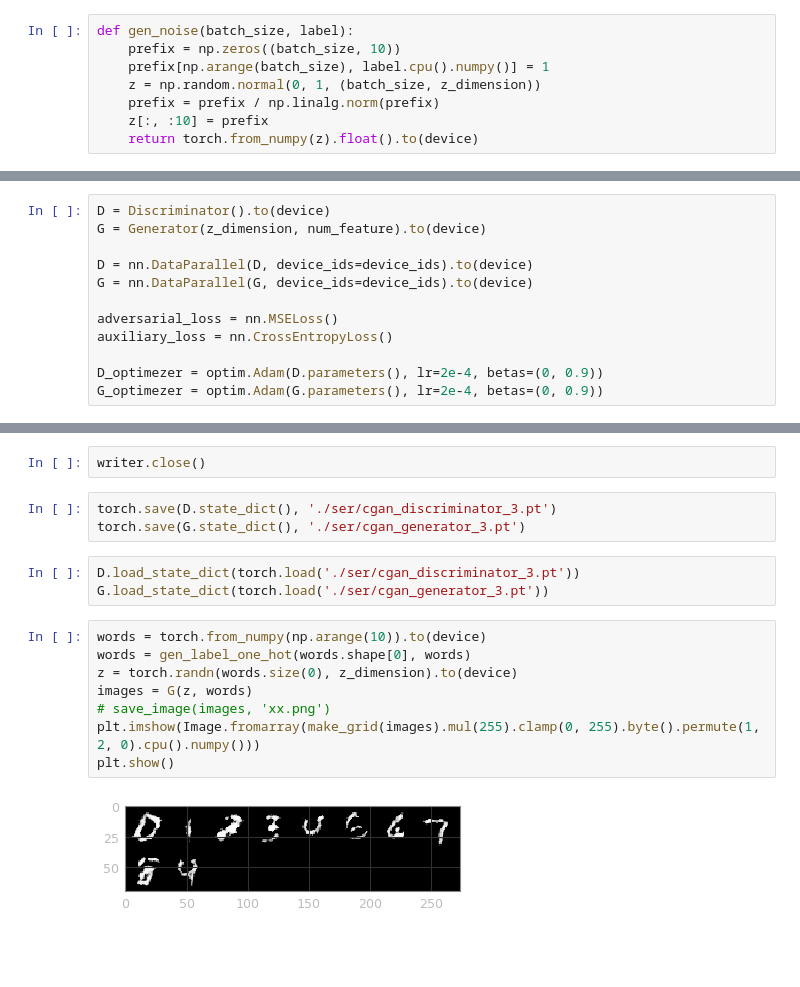
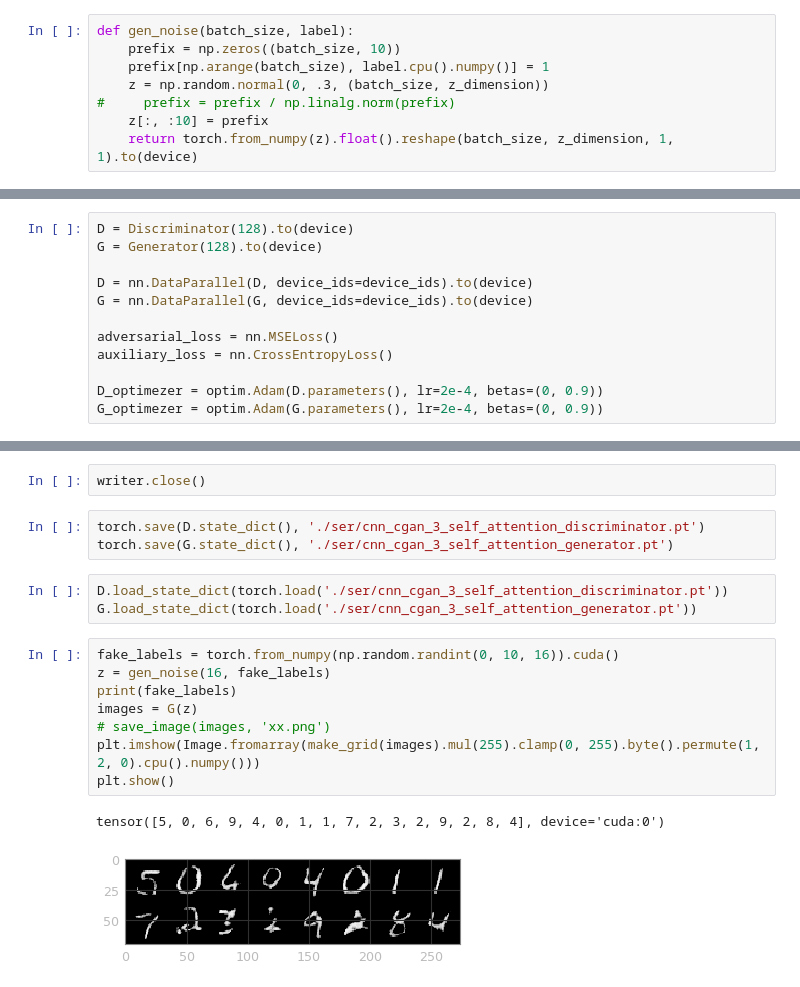
Before and after one commit to xtwxfxk/left5, a Jupyter notebook: pytorch/x_cnn_cgan_3_self_attention.ipynb, the cells around one changed output, grey strips where cells are left out. Drawn from its saved outputs; the diff is of its cells as text; blank space fills up the shorter version.

```diff
--- a/pytorch/x_cnn_cgan_3_self_attention.ipynb
+++ b/pytorch/x_cnn_cgan_3_self_attention.ipynb
@@ -75,10 +79,10 @@ class SelfAttention(nn.Module):
 def gen_noise(batch_size, label):
     prefix = np.zeros((batch_size, 10))
     prefix[np.arange(batch_size), label.cpu().numpy()] = 1
-    z = np.random.normal(0, 1, (batch_size, z_dimension))
-    prefix = prefix / np.linalg.norm(prefix)
+    z = np.random.normal(0, .3, (batch_size, z_dimension))
+#     prefix = prefix / np.linalg.norm(prefix)
     z[:, :10] = prefix
-    return torch.from_numpy(z).float().to(device)
+    return torch.from_numpy(z).float().reshape(batch_size, z_dimension, 1, 1).to(device)
 # %%
 def gen_label_one_hot(batch_size, label):
     prefix = np.zeros((batch_size, 10))
@@ -222,8 +343,8 @@ class Generator(nn.Module):
 
         return outs
 # %%
-D = Discriminator().to(device)
-G = Generator(z_dimension, num_feature).to(device)
+D = Discriminator(128).to(device)
+G = Generator(128).to(device)
 
 D = nn.DataParallel(D, device_ids=device_ids).to(device)
 G = nn.DataParallel(G, device_ids=device_ids).to(device)
@@ -352,18 +470,19 @@ Finish Epoch [41/100], D Loss: 28.472266, G Loss: 10.694257
 # %%
 writer.close()
 # %%
-torch.save(D.state_dict(), './ser/cgan_discriminator_3.pt')
-torch.save(G.state_dict(), './ser/cgan_generator_3.pt')
+torch.save(D.state_dict(), './ser/cnn_cgan_3_self_attention_discriminator.pt')
+torch.save(G.state_dict(), './ser/cnn_cgan_3_self_attention_generator.pt')
 # %%
-D.load_state_dict(torch.load('./ser/cgan_discriminator_3.pt'))
-G.load_state_dict(torch.load('./ser/cgan_generator_3.pt'))
+D.load_state_dict(torch.load('./ser/cnn_cgan_3_self_attention_discriminator.pt'))
+G.load_state_dict(torch.load('./ser/cnn_cgan_3_self_attention_generator.pt'))
 # %%
-words = torch.from_numpy(np.arange(10)).to(device)
-words = gen_label_one_hot(words.shape[0], words)
-z = torch.randn(words.size(0), z_dimension).to(device)
-images = G(z, words)
+fake_labels = torch.from_numpy(np.random.randint(0, 10, 16)).cuda()
+z = gen_noise(16, fake_labels)
+print(fake_labels)
+images = G(z)
 # save_image(images, 'xx.png')
 plt.imshow(Image.fromarray(make_grid(images).mul(255).clamp(0, 255).byte().permute(1, 2, 0).cpu().numpy()))
 plt.show()
 # %% [output]
+tensor([5, 0, 6, 9, 4, 0, 1, 1, 7, 2, 3, 2, 9, 2, 8, 4], device='cuda:0')
-[figure, old version]
+[figure, new version]
```
Also changed, not shown: parts of 8 cells of this notebook, 3 other files.
